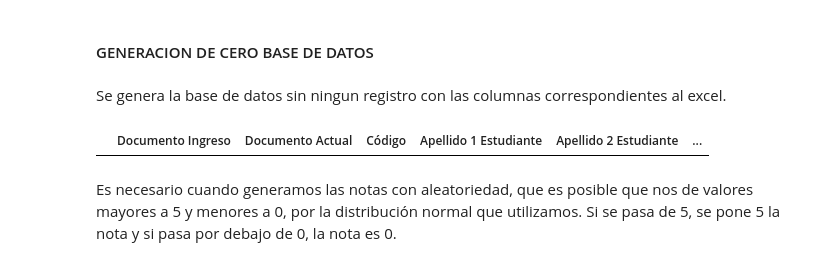
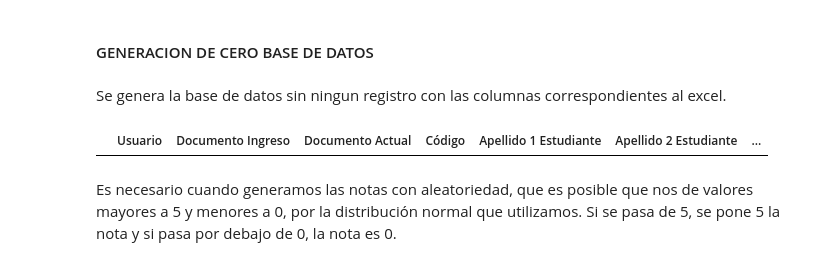
Before and after one commit to juanis2112/capstone2020, a Jupyter notebook: datos_prueba/Datos_Aleatorios.ipynb, the cells around one changed output. Drawn from its saved outputs; the diff is of its cells as text; code cells hidden in the pictures.

```diff
--- a/datos_prueba/Datos_Aleatorios.ipynb
+++ b/datos_prueba/Datos_Aleatorios.ipynb
@@ -201,11 +209,11 @@ pd.set_option('display.max_columns', None) ##Opcion para que muestre todas las c
 # %% [markdown]
 Se genera la base de datos sin ningun registro con las columnas correspondientes al excel.
 # %%
-columnas = ['Documento Ingreso','Documento Actual','Código','Apellido 1 Estudiante','Apellido 2 Estudiante','Nombres Estudiante','Acceso','Subacceso','Correo Institucional','Sexo','Facultad / Escuela','Programa','Semestre','Creditos inscritos','Codigo Asignatura','Nombre Asignatura','Creditos Asignatura','Grupo Asignatura','Tipologia Asignatura','Nota 1er Corte','%1er Corte','Nota 2do Corte','%2do Corte','Nota 3er Corte','%3er Corte','Nota 4to Corte','%4to Corte','Nota 5to Corte','%5to Corte']
+columnas = ['Usuario','Documento Ingreso','Documento Actual','Código','Apellido 1 Estudiante','Apellido 2 Estudiante','Nombres Estudiante','Acceso','Subacceso','Correo Institucional','Sexo','Facultad o Escuela','Programa','Cohorte','Semestre Cohorte','Semestre','Creditos inscritos','Codigo Asignatura','Nombre Asignatura','Creditos Asignatura','Grupo Asignatura','Tipologia Asignatura','Nota 1er Corte','%1er Corte','Nota 2do Corte','%2do Corte','Nota 3er Corte','%3er Corte','Nota 4to Corte','%4to Corte','Nota 5to Corte','%5to Corte','Ano academico',"Semestre academico","Profesor"]
 df =pd.DataFrame(columns = columnas)
 df.head()
 # %% [output]
-|  | Documento Ingreso | Documento Actual | Código | Apellido 1 Estudiante | Apellido 2 Estudiante | ... |
+|  | Usuario | Documento Ingreso | Documento Actual | Código | Apellido 1 Estudiante | Apellido 2 Estudiante | ... |
 # %% [markdown]
 Es necesario cuando generamos las notas con aleatoriedad, que es posible que nos de valores mayores a 5 y menores a 0, por la distribución normal que utilizamos. Si se pasa de 5, se pone 5 la nota y si pasa por debajo de 0, la nota es 0.
 # %%
```
Also changed, not shown: parts of 12 cells of this notebook.
